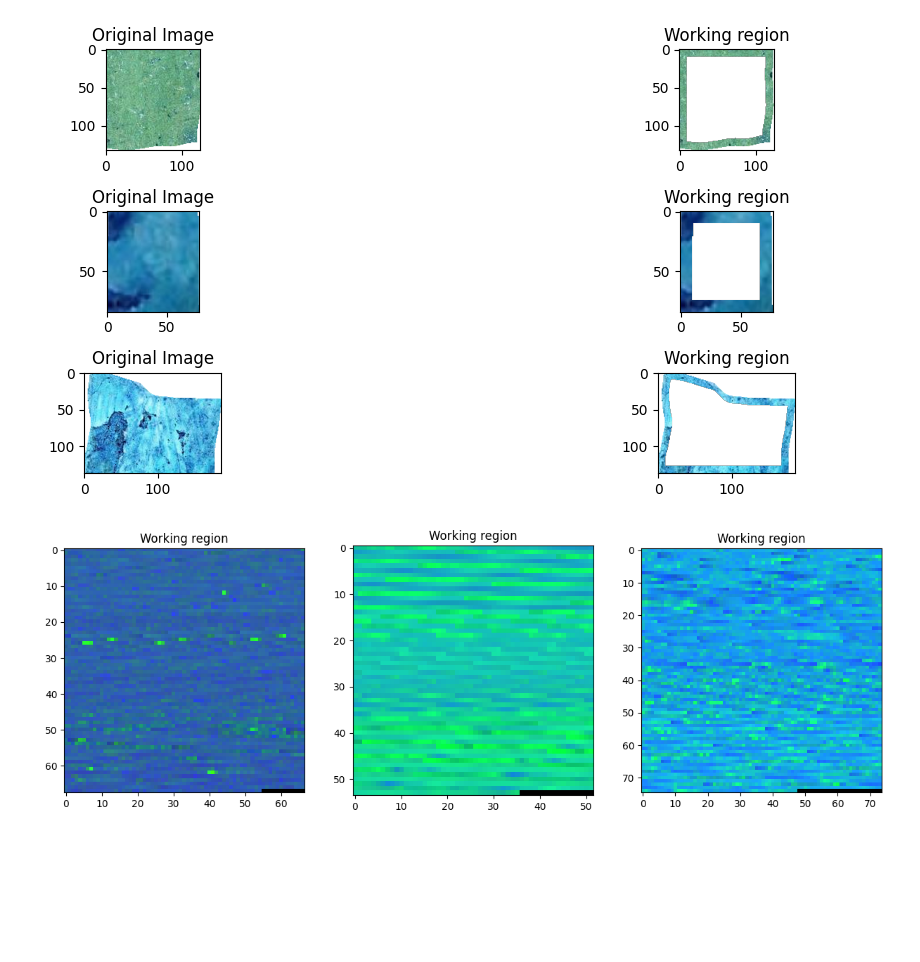
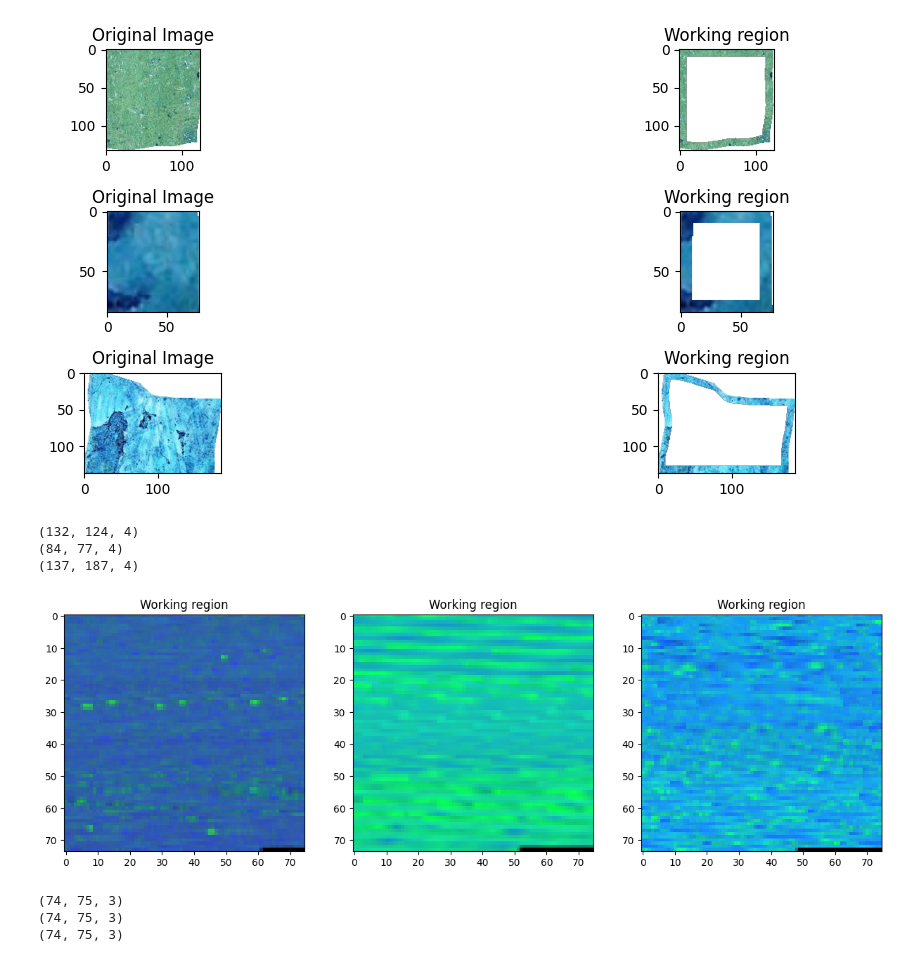
Before and after one commit to angelonazzaro/artworks-reconstruction, a Jupyter notebook: gradient-similarity.ipynb, the cells around one changed output. Saved outputs shown, nothing was run; the diff lists cells and outputs as text; code cells hidden in the pictures; blank space fills up the shorter version.

```diff
--- a/gradient-similarity.ipynb
+++ b/gradient-similarity.ipynb
@@ -7,9 +9,9 @@ import cv2
 from utils.feature_extraction import *
 from utils.image_conversion import *
 # %%
-image_green1 = cv2.imread("data/data/5.34.1.png", cv2.IMREAD_UNCHANGED)
-image_green2 = cv2.imread("data/data/5.38.15.png", cv2.IMREAD_UNCHANGED)
-image_yellow = cv2.imread("data/data/5.34.34.png", cv2.IMREAD_UNCHANGED)
+image_green1 = cv2.imread("data/5.34.1.png", cv2.IMREAD_UNCHANGED)
+image_green2 = cv2.imread("data/5.38.15.png", cv2.IMREAD_UNCHANGED)
+image_yellow = cv2.imread("data/5.34.34.png", cv2.IMREAD_UNCHANGED)
 
 working_region_image_green1 = extract_working_region(image_green1, threshold=10)
 working_region_image_green2 = extract_working_region(image_green2, threshold=10)
@@ -28,6 +30,14 @@ plt.tight_layout()
 plt.show()
 # %% [output]
 [figure]
+# %%
+print(image_green1.shape)
+print(image_green2.shape)
+print(image_yellow.shape)
+# %% [output]
+(132, 124, 4)
+(84, 77, 4)
+(137, 187, 4)
 # %%
 def get_only_valid_pixels(input_image: np.ndarray) -> np.ndarray:
     # Extract pixels with alpha channel value different from 0
@@ -56,22 +66,36 @@ def get_only_valid_pixels(input_image: np.ndarray) -> np.ndarray:
 # %%
 working_region_image_green1 = get_only_valid_pixels(working_region_image_green1)
 working_region_image_green2 = get_only_valid_pixels(working_region_image_green2)
 working_region_image_yellow = get_only_valid_pixels(working_region_image_yellow)
 
 working_region_image_green1 = cv.cvtColor(working_region_image_green1, cv.COLOR_BGR2HSV)
 working_region_image_green2 = cv.cvtColor(working_region_image_green2, cv.COLOR_BGR2HSV)
 working_region_image_yellow = cv.cvtColor(working_region_image_yellow, cv.COLOR_BGR2HSV)
 
+max_x = max(working_region_image_green1.shape[0], working_region_image_green2.shape[0], working_region_image_yellow.shape[0])
+max_y = max(working_region_image_green1.shape[1], working_region_image_green2.shape[1], working_region_image_yellow.shape[1])
+
+working_region_image_green1 = cv2.resize(working_region_image_green1, (max_x, max_y))
+working_region_image_green2 = cv2.resize(working_region_image_green2, (max_x, max_y))
+working_region_image_yellow = cv2.resize(working_region_image_yellow, (max_x, max_y))
 
 fig, axes = plt.subplots(1, 3, figsize=(15, 5))
 images = [working_region_image_green1, working_region_image_green2,working_region_image_yellow]
 titles = ["Working region"]
 
 for i, ax in enumerate(axes):
     ax.imshow(images[i])
     ax.set_title(titles[0])
 
 plt.show()
 # %% [output]
-[figure, old version]
+[figure, new version]
+# %%
+print(working_region_image_green1.shape)
+print(working_region_image_green2.shape)
+print(working_region_image_yellow.shape)
+# %% [output]
+(74, 75, 3)
+(74, 75, 3)
+(74, 75, 3)
 # %%
```
Also changed, not shown: parts of 7 cells of this notebook, 2 other files.
